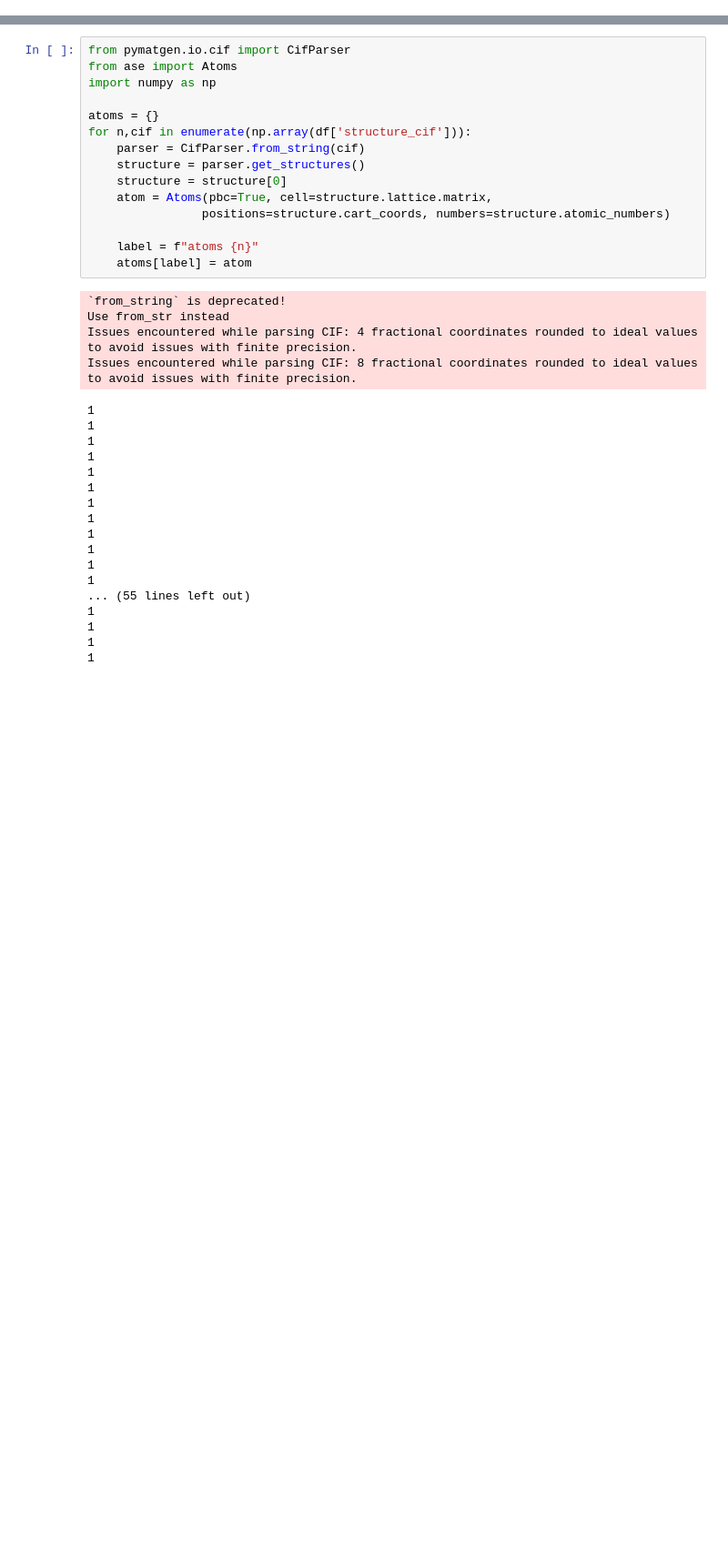
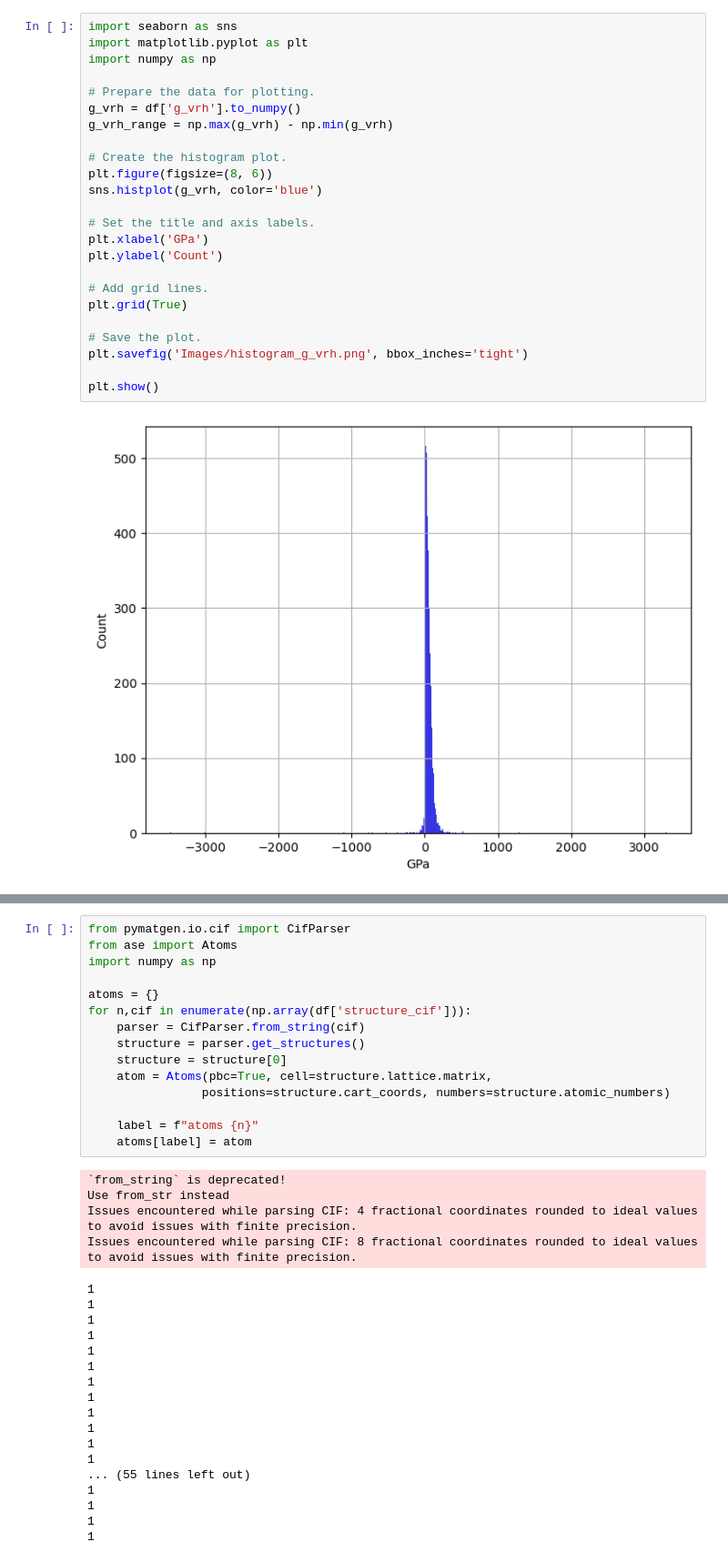
Before and after one commit to andim53/MaterialsDeepLearning, a Jupyter notebook: PropertyPrediction.ipynb, the cells around one changed output, grey strips where cells are left out. Shown: that part at 91% size. Cells and saved outputs as stored; diff of their text form; blank space fills up the shorter version.

```diff
--- a/PropertyPrediction.ipynb
+++ b/PropertyPrediction.ipynb
@@ -57,0 +156,26 @@ df.head()
+# %%
+import seaborn as sns
+import matplotlib.pyplot as plt
+import numpy as np
+
+# Prepare the data for plotting.
+g_vrh = df['g_vrh'].to_numpy()
+g_vrh_range = np.max(g_vrh) - np.min(g_vrh)
+
+# Create the histogram plot.
+plt.figure(figsize=(8, 6))
+sns.histplot(g_vrh, color='blue')
+
+# Set the title and axis labels.
+plt.xlabel('GPa')
+plt.ylabel('Count')
+
+# Add grid lines.
+plt.grid(True)
+
+# Save the plot.
+plt.savefig('Images/histogram_g_vrh.png', bbox_inches='tight')
+
+plt.show()
+# %% [output]
+[figure, added]
```
Also changed, not shown: parts of 58 cells of this notebook, 10 other files.
